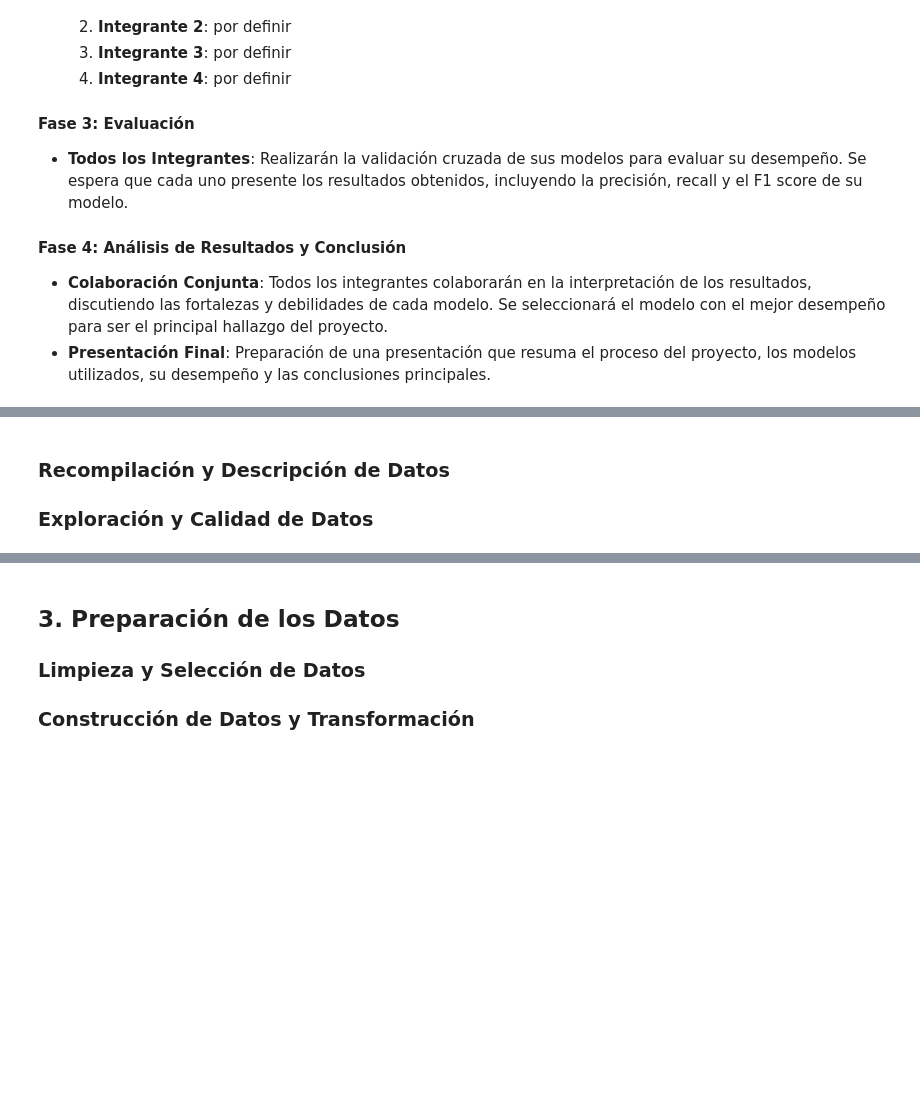
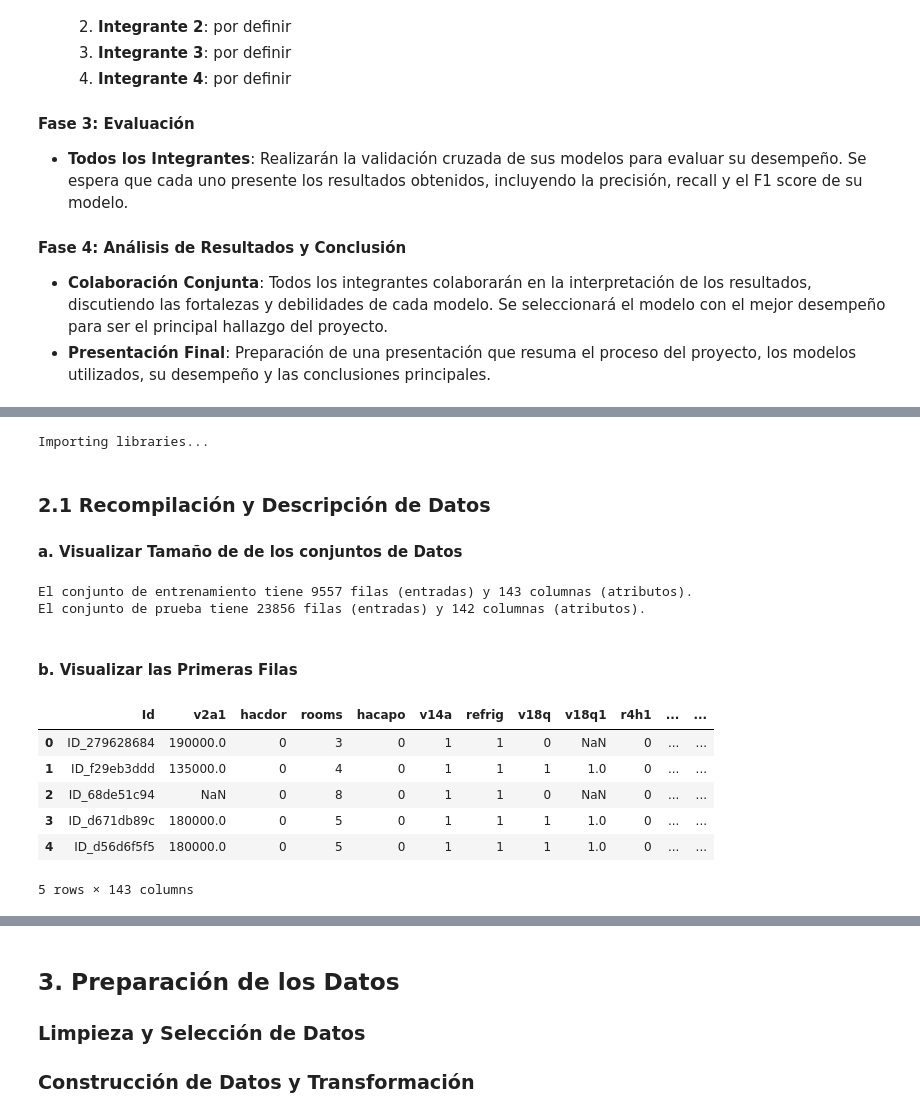
Before and after one commit to hart-venus/proyecto_ia, a Jupyter notebook: main.ipynb, the cells around one changed output, grey strips where cells are left out. Cells and saved outputs as stored; diff of their text form; code cells hidden in the pictures; blank space fills up the shorter version.

```diff
--- a/main.ipynb
+++ b/main.ipynb
@@ -87,3 +234,40 @@ Claro, vamos a detallar la terminología y luego elaborar un plan de proyecto qu
+# %%
+# @hidden_cell.
+
+print("Importing libraries...")
+import pandas as pd
+import numpy as np
+import matplotlib.pyplot as plt
+import seaborn as sns
+import math
+# %% [output]
+Importing libraries...
 # %% [markdown]
-### Recompilación y Descripción de Datos
-### Exploración y Calidad de Datos
+### 2.1 Recompilación y Descripción de Datos
+
+#### a. Visualizar Tamaño de de los conjuntos de Datos
+# %%
+# @hidden_cell.
+
+train = pd.read_csv("./Dataset/train.csv")
+test = pd.read_csv("./Dataset/test.csv")
+
+print(f"El conjunto de entrenamiento tiene {train.shape[0]} filas (entradas) y {train.shape[1]} columnas (atributos).")
+print(f"El conjunto de prueba tiene {test.shape[0]} filas (entradas) y {test.shape[1]} columnas (atributos).")
+# %% [output]
+El conjunto de entrenamiento tiene 9557 filas (entradas) y 143 columnas (atributos).
+El conjunto de prueba tiene 23856 filas (entradas) y 142 columnas (atributos).
+# %% [markdown]
+#### b. Visualizar las Primeras Filas
+# %%
+# @hidden_cell.
+
+train.head()
+# %% [output]
+|  | Id | v2a1 | hacdor | rooms | hacapo | v14a | refrig | v18q | v18q1 | r4h1 | ... | ... |
+| 0 | ID_279628684 | 190000.0 | 0 | 3 | 0 | 1 | 1 | 0 | NaN | 0 | ... | ... |
+| 1 | ID_f29eb3ddd | 135000.0 | 0 | 4 | 0 | 1 | 1 | 1 | 1.0 | 0 | ... | ... |
+| 2 | ID_68de51c94 | NaN | 0 | 8 | 0 | 1 | 1 | 0 | NaN | 0 | ... | ... |
+| 3 | ID_d671db89c | 180000.0 | 0 | 5 | 0 | 1 | 1 | 1 | 1.0 | 0 | ... | ... |
+| 4 | ID_d56d6f5f5 | 180000.0 | 0 | 5 | 0 | 1 | 1 | 1 | 1.0 | 0 | ... | ... |
+5 rows × 143 columns
```
Also changed, not shown: parts of 16 cells of this notebook, 3 other files.
